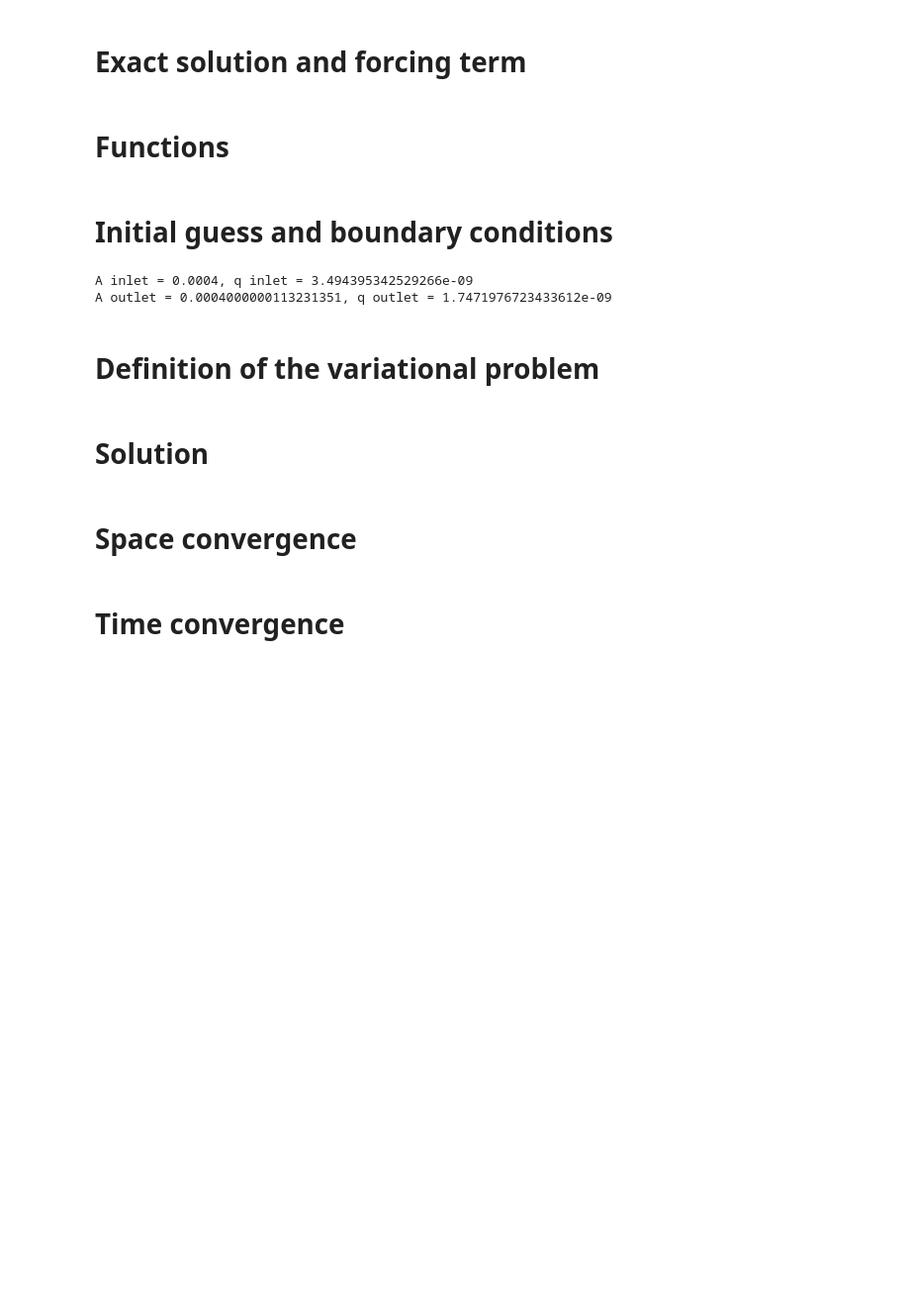
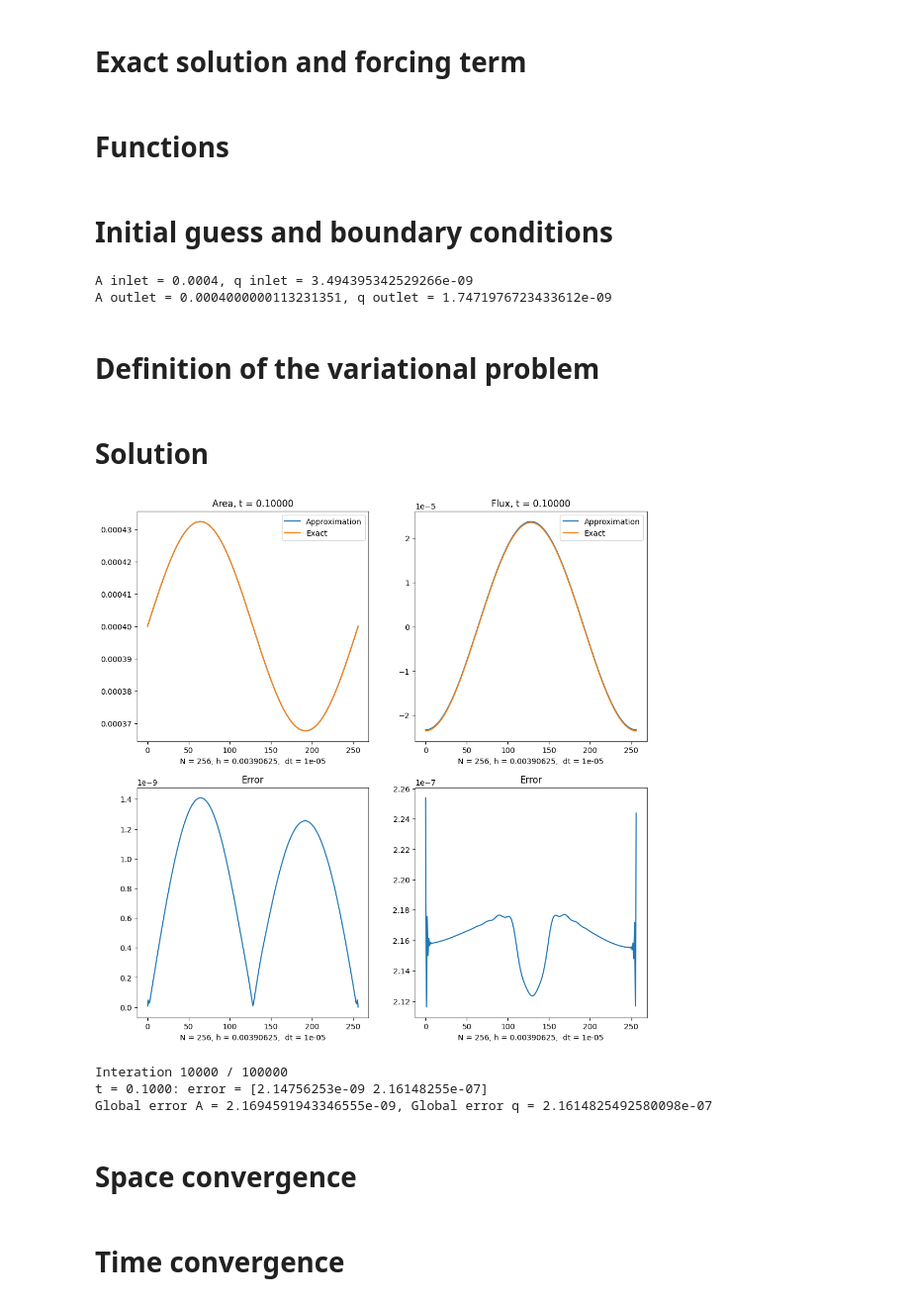
Before and after one commit to Riky2014/Tesi, a Jupyter notebook: 1d_hemo_solver.ipynb, the cells around one changed output. Shown at 99% size. Cells and saved outputs as stored; diff of their text form; code cells hidden in the pictures; blank space fills up the shorter version.

```diff
--- a/1d_hemo_solver.ipynb
+++ b/1d_hemo_solver.ipynb
@@ -155,16 +156,17 @@ def CC(A, q, u_der, x):
   du_dz = project(u_der, V_der)(x)
   return U(A, q) - dt * H_vec(A, q) @ du_dz - dt * B_vec(A, q) + dt * f([x, x, x])
 # %%
-def inlet_bc(A, q, u_der):
-  q_inlet = (np.dot(l2(A(x_left), q(x_left)), CC(A(x_left), q(x_left), u_der, x_left)) - l2(A(x_left), q(x_left))[0] * U(A(x_left), q(x_left))[0] ) / l2(A(x_left), q(x_left))[1]
+def inlet_bc(A, q, u_der, x):
+
+  q_inlet = (np.dot(l2(A(x), q(x)), CC(A(x), q(x), u_der, x)) - l2(A(x), q(x))[0] * U(A(x), q(x))[0] ) / l2(A(x), q(x))[1]
 
   return q_inlet
 
-def outlet_bc(A, q, u_der):
-  matrix = np.array([[1, -1], [c_alpha(A(x_right), q(x_right), alpha) + alpha * q(x_right) / A(x_right), c_alpha(A(x_right), q(x_right), alpha) - alpha * q(x_right) / A(x_right)]])
-  array = np.array([np.dot(l1(A(x_right), q(x_right)), CC(A(x_right), q(x_right), u_der, x_right)), np.dot(l2(A(x_right), q(x_right)), U(A(x_right), q(x_right)) - dt * S_vec(A(x_right), q(x_right)))])
+def outlet_bc(A, q, u_der, x):
+  matrix = np.array([[1, -1], [c_alpha(A(x), q(x), alpha) + alpha * q(x) / A(x), c_alpha(A(x), q(x), alpha) - alpha * q(x) / A(x)]])
+  array = np.array([np.dot(l1(A(x), q(x)), CC(A(x), q(x), u_der, x)), np.dot(l2(A(x), q(x)), U(A(x), q(x)) - dt * S_vec(A(x), q(x)))])
 
-  A_out, q_out = matrix @ array / (2 * c_alpha(A(x_right), q(x_right)))
+  A_out, q_out = matrix @ array / (2 * c_alpha(A(x), q(x)))
 
   return A_out, q_out
 # %%
@@ -200,13 +202,13 @@ def plot_solution():
   ax[2].set_xlabel(f'N = {N}, h = {h},  dt = {dt}')
 
   # Plot for Flux
-  ax[1].plot(qh.compute_vertex_values(mesh) - np.mean(qh.compute_vertex_values(mesh)), label='Approximation')
+  ax[1].plot(qh.compute_vertex_values(mesh), label='Approximation')
   ax[1].plot(q_ex.compute_vertex_values(mesh), label='Exact')
   ax[1].set_title(f'Flux, t = {formatted_t}')
   ax[1].set_xlabel(f'N = {N}, h = {h},  dt = {dt}')
   ax[1].legend()
 
-  ax[3].plot(np.abs(qh.compute_vertex_values(mesh) - q_ex.compute_vertex_values(mesh) - np.mean(qh.compute_vertex_values(mesh))))
+  ax[3].plot(np.abs(qh.compute_vertex_values(mesh) - q_ex.compute_vertex_values(mesh)))
   ax[3].set_title(f'Error')
   ax[3].set_xlabel(f'N = {N}, h = {h},  dt = {dt}')
 
@@ -221,11 +223,11 @@ uh_old = interpolate(Expression(('A_tilde + a_tilde * sin(2 * pi / L * x[0])', '
 Ah_old, qh_old = uh_old.split()
 # %%
 # Boundary condition
-inlet = 'near(x[0], 0)'
-outlet = 'near(x[0], 1)'
+inlet = 'near(x[0], 1)'
+outlet = 'near(x[0], 0)'
 A_inlet = A0
-q_inlet = inlet_bc(Ah_old, qh_old, uh_old.dx(0))
-A_outlet, q_outlet = outlet_bc(Ah_old, qh_old, uh_old.dx(0))
+q_inlet = inlet_bc(Ah_old, qh_old, uh_old.dx(0), x_left)
+A_outlet, q_outlet = outlet_bc(Ah_old, qh_old, uh_old.dx(0), x_right)
 print(f'A inlet = {A_inlet}, q inlet = {q_inlet}')
 print(f'A outlet = {A_outlet}, q outlet = {q_outlet}')
 
@@ -280,14 +282,14 @@ def LinearProblem(A_old, q_old):
 # %%
 # Time stepping
 uh = Function(V)
-q_zero_mean = Function(V.sub(1).collapse())
+#q_zero_mean = Function(V.sub(1).collapse())
 t = 0
 i = 0
 
 global_error_A = 0
 global_error_q = 0
 
-for n in range(round(num_steps)):
+for n in tqdm(range(round(num_steps))):
 
   i +=1
 
@@ -297,39 +299,44 @@ for n in range(round(num_steps)):
   df_dt_n = project(df_dt, V)
 
   # Solve the problem
   a, L = LinearProblem(Ah_old, qh_old)
   solve(a == L, uh, bc)
   Ah, qh = uh.split(deepcopy = True)
 
   A_ex = interpolate(A_exact, V_ex.sub(0).collapse())
   q_ex = interpolate(q_exact, V_ex.sub(1).collapse())
-  q_zero_mean.assign(qh)
-  q_zero_mean.vector()[:] -= assemble(qh*dx)/assemble(1*dx(domain=mesh))
-  error = np.array([errornorm(Ah, A_ex, 'L2'), errornorm(q_zero_mean, q_ex, 'L2')])
+  #q_zero_mean.assign(qh)
+  #q_zero_mean.vector()[:] -= assemble(qh*dx)/assemble(1*dx(domain=mesh))
+  error = np.array([errornorm(Ah, A_ex, 'L2'), errornorm(qh, q_ex, 'L2')])
 
   if error[0] > global_error_A:
     global_error_A = error[0]
 
   if error[1] > global_error_q:
     global_error_q = error[1]
 
   # Compute errors
-  if (i % 1000 == 0):
+  if (i % 10000 == 0):
     plot_solution()
     print(f'Interation {i} / {round(num_steps)}')
     print(f't = %.4f: error = {error}' % (t))
     print(f'Global error A = {global_error_A}, Global error q = {global_error_q}')
     print()
 
   # Update previous solution
   Ah_old.assign(Ah)
   qh_old.assign(qh)
 
-  q_inlet = inlet_bc(Ah_old, qh_old, uh.dx(0))
-  A_outlet, q_outlet = outlet_bc(Ah_old, qh_old, uh.dx(0))
+  q_inlet = inlet_bc(Ah_old, qh_old, uh.dx(0), x_left)
+  A_outlet, q_outlet = outlet_bc(Ah_old, qh_old, uh.dx(0), x_right)
   bc = update_bc(A_inlet, q_inlet, A_outlet, q_outlet)
 
 print(f'N = {N}, h = {h}, dt = {dt} : Global error A = {global_error_A}, Global error q = {global_error_q}')
+# %% [output]
+[figure, added]
+Interation 10000 / 100000
+t = 0.1000: error = [2.14756253e-09 2.16148255e-07]
+Global error A = 2.1694591943346555e-09, Global error q = 2.1614825492580098e-07
 # %%
 error_A.append(global_error_A)
 error_q.append(global_error_q)
```
Also changed, not shown: parts of 1 cell of this notebook.
